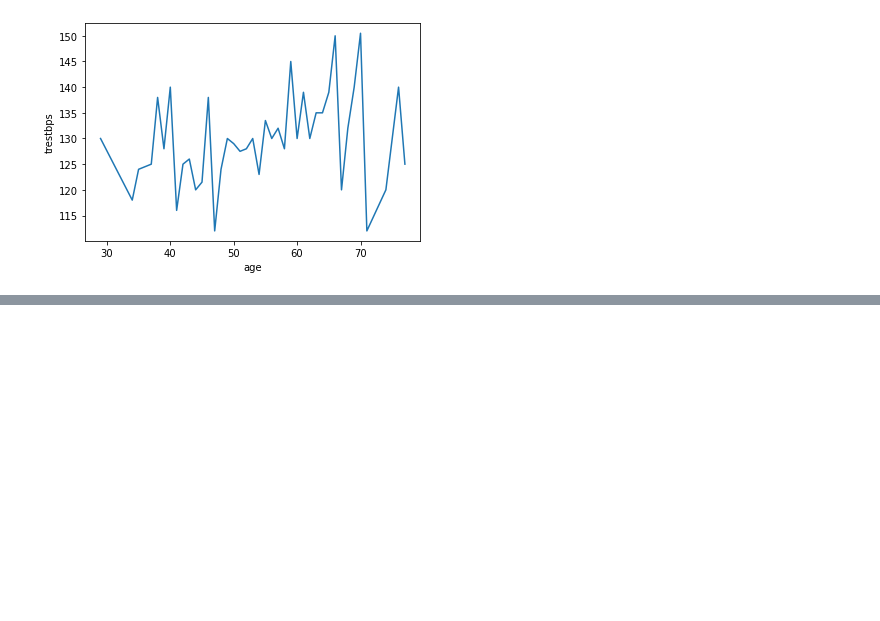
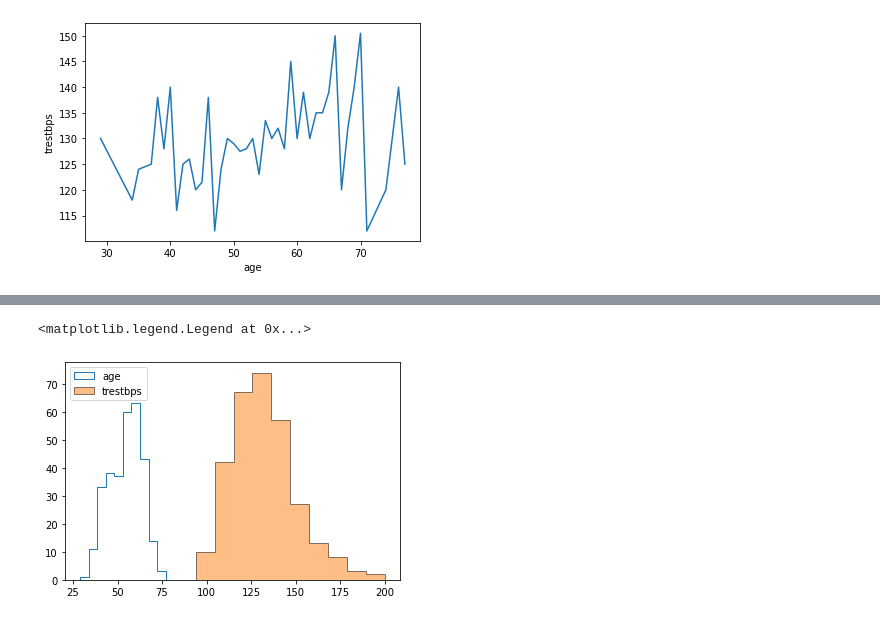
Before and after one commit to ahmadasmandar/python_tutorials, a Jupyter notebook: data_manipulation/tut_pandas.ipynb, the cells around one changed output, grey strips where cells are left out. Cells and saved outputs as stored; diff of their text form; code cells hidden in the pictures; blank space fills up the shorter version.

```diff
--- a/data_manipulation/tut_pandas.ipynb
+++ b/data_manipulation/tut_pandas.ipynb
@@ -76,0 +85,8 @@ sb.lineplot('age','trestbps',data=ages)
+# %%
+fig,ax=plt.subplots()
+ax.hist(df.age,histtype="step",label="age");
+ax.hist(df.trestbps,histtype="stepfilled",label="trestbps",alpha=0.5, edgecolor="k");
+ax.legend()
+# %% [output]
+<matplotlib.legend.Legend at 0x...>
+[figure, added]
```
Also changed, not shown: parts of 13 cells of this notebook, 3 other files.
